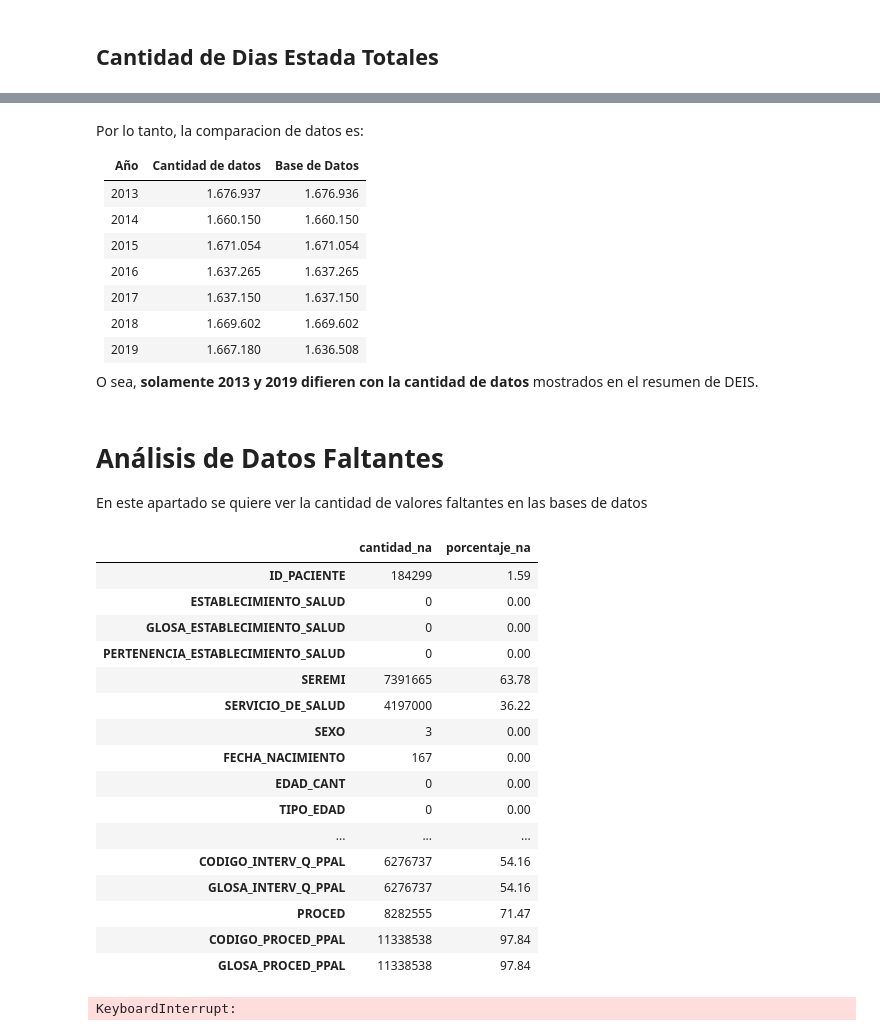
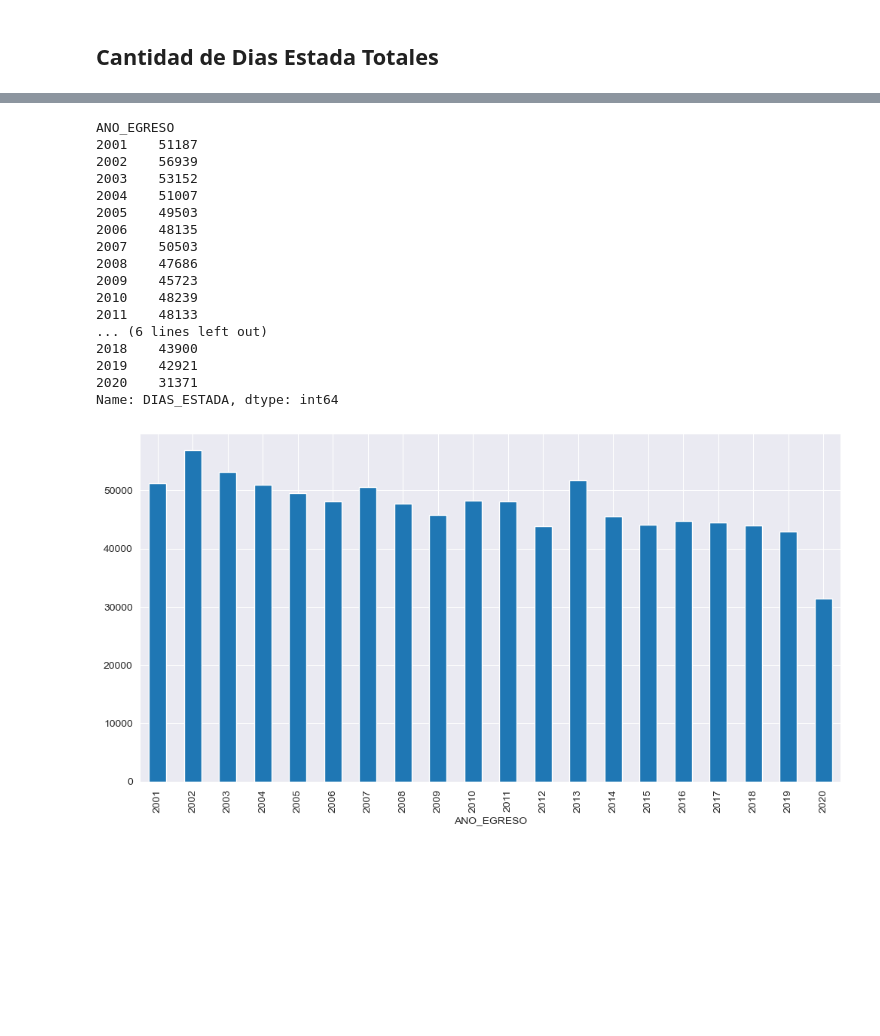
Before and after one commit to JavierRojas14/egresos-hospitalarios, a Jupyter notebook: analisis_base_de_datos.ipynb, the cells around one changed output, grey strips where cells are left out. Cells and saved outputs as stored; diff of their text form; code cells hidden in the pictures; blank space fills up the shorter version.

```diff
--- a/analisis_base_de_datos.ipynb
+++ b/analisis_base_de_datos.ipynb
@@ -8,8 +8,13 @@
 import polars as pl
 import pandas as pd
 
+import matplotlib.pyplot as plt
+import seaborn as sns
+
 import lectura_archivos as fr
 import funciones_auxiliares_hito_1 as aux
+
+sns.set_style("darkgrid", rc={'figure.figsize': (12, 6)})
 # %%
 with pl.StringCache():
     df = pl.scan_csv("input/utf-8/*.csv", dtypes=fr.DICT_VARIABLES, separator=";")
@@ -132,39 +73,24 @@ El DataFrame de 2019 tiene 1636508 datos
-# %% [markdown]
-Por lo tanto, la comparacion de datos es:
-
-Año|Cantidad de datos|Base de Datos|
----|-----------------|-------------|
-2013|1.676.937|1.676.936|
-2014|1.660.150|1.660.150|
-2015|1.671.054|1.671.054|
-2016|1.637.265|1.637.265|
-2017|1.637.150|1.637.150|
-2018|1.669.602|1.669.602|
-2019|1.667.180|1.636.508|
-
-O sea, **solamente 2013 y 2019 difieren con la cantidad de datos** mostrados en el resumen de DEIS.
-# %% [markdown]
-# Análisis de Datos Faltantes
-
-En este apartado se quiere ver la cantidad de valores faltantes en las bases de datos
-# %%
-aux2.analizar_valores_faltantes(df_completa)
-# %% [output]
-|  | cantidad_na | porcentaje_na |
-| ID_PACIENTE | 184299 | 1.59 |
-| ESTABLECIMIENTO_SALUD | 0 | 0.00 |
-| GLOSA_ESTABLECIMIENTO_SALUD | 0 | 0.00 |
-| PERTENENCIA_ESTABLECIMIENTO_SALUD | 0 | 0.00 |
-| SEREMI | 7391665 | 63.78 |
-| SERVICIO_DE_SALUD | 4197000 | 36.22 |
-| SEXO | 3 | 0.00 |
-| FECHA_NACIMIENTO | 167 | 0.00 |
-| EDAD_CANT | 0 | 0.00 |
-| TIPO_EDAD | 0 | 0.00 |
-| ... | ... | ... |
-| CODIGO_INTERV_Q_PPAL | 6276737 | 54.16 |
-| GLOSA_INTERV_Q_PPAL | 6276737 | 54.16 |
-| PROCED | 8282555 | 71.47 |
-| CODIGO_PROCED_PPAL | 11338538 | 97.84 |
-| GLOSA_PROCED_PPAL | 11338538 | 97.84 |
-KeyboardInterrupt:
+# %%
+dias_estada_totales = torax_pandas.groupby("ANO_EGRESO")["DIAS_ESTADA"].sum()
+display(dias_estada_totales)
+dias_estada_totales.plot(kind="bar")
+plt.show()
+# %% [output]
+ANO_EGRESO
+2001    51187
+2002    56939
+2003    53152
+2004    51007
+2005    49503
+2006    48135
+2007    50503
+2008    47686
+2009    45723
+2010    48239
+2011    48133
+... (6 lines left out)
+2018    43900
+2019    42921
+2020    31371
+Name: DIAS_ESTADA, dtype: int64
+[figure, added]
```
Also changed, not shown: parts of 8 cells of this notebook.
